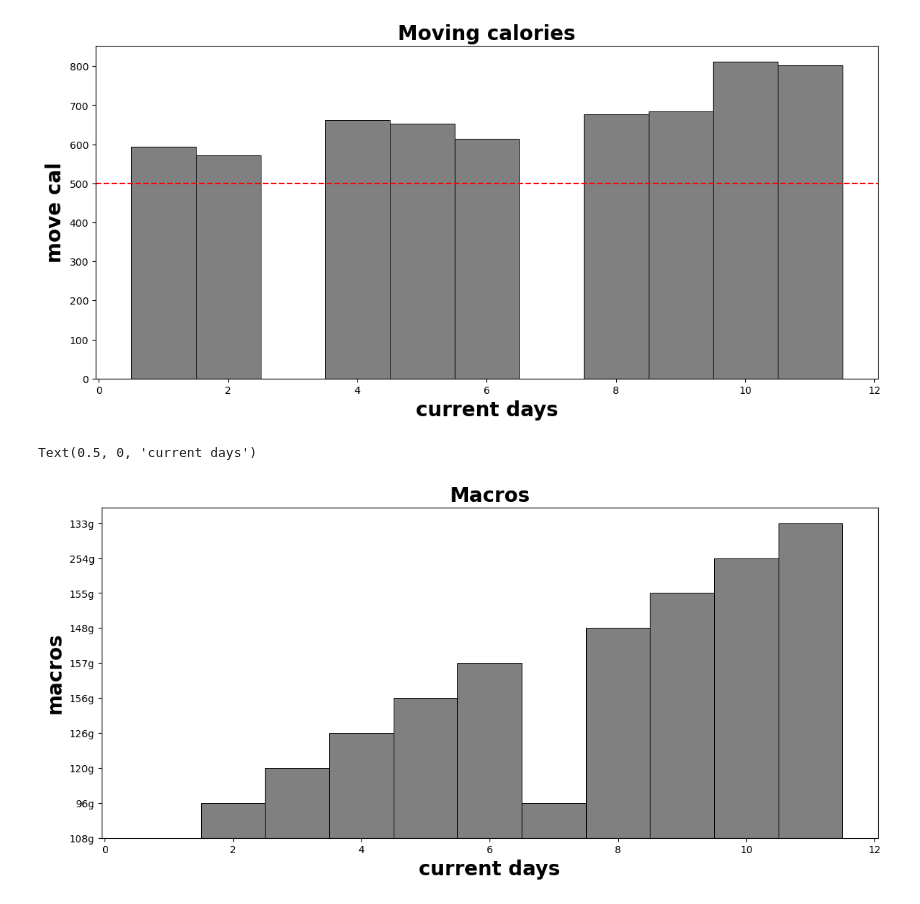
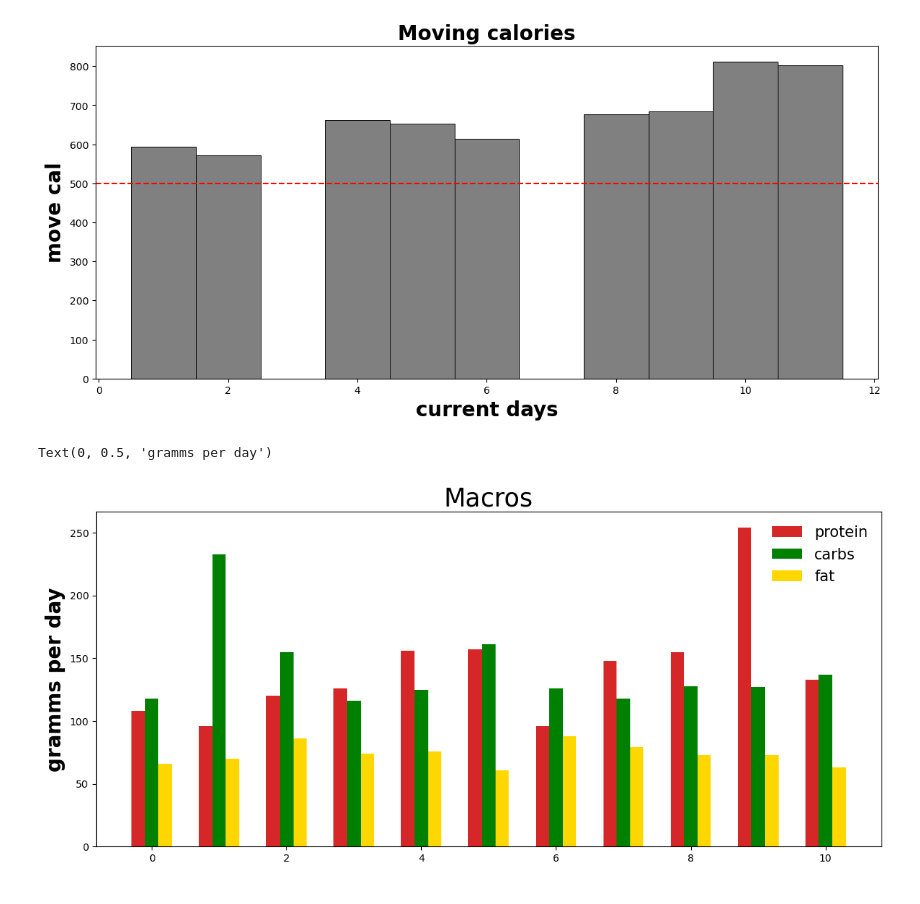
Before and after one commit to AnastasiiaAsti/py_tracker, a Jupyter notebook: tracker.ipynb, the cells around one changed output. Cells and saved outputs as stored; diff of their text form; code cells hidden in the pictures.

Commit message:
add macros graph

```diff
--- a/tracker.ipynb
+++ b/tracker.ipynb
@@ -59,19 +59,23 @@ plt.xlabel('current days', fontdict = font)
 # %% [output]
 Text(0.5, 0, 'current days')
 [figure]
-# %%
-fig, ax = plt.subplots(figsize=(14,6))
-ax.bar(current_day_of_progress, protein, width=1, edgecolor="black", color="grey", linewidth=0.7)
-
-
-font = {
-    'size': 20,
-    'fontweight': 'bold'
-}
-
-plt.title('Macros', fontdict = font)
-plt.ylabel('macros', fontdict = font),
-plt.xlabel('current days', fontdict = font)
-# %% [output]
-Text(0.5, 0, 'current days')
-[figure, removed]
+# %%
+fig, ax = plt.subplots(figsize=(14,6))
+x = np.arange(len(current_day_of_progress))
+
+
+width = 0.2
+plt.bar(x-0.2, protein,
+        width, color='tab:red', label='protein')
+plt.bar(x, carbs,
+        width, color='green', label='carbs')
+plt.bar(x+0.2, fat,
+        width, color='gold', label='fat')
+
+
+plt.title('Macros', fontsize=25)
+plt.legend(frameon=False, fontsize=15)
+plt.ylabel('gramms per day', fontdict = font)
+# %% [output]
+Text(0, 0.5, 'gramms per day')
+[figure, added]
```
Also changed, not shown: parts of 3 cells of this notebook, 1 other file.
